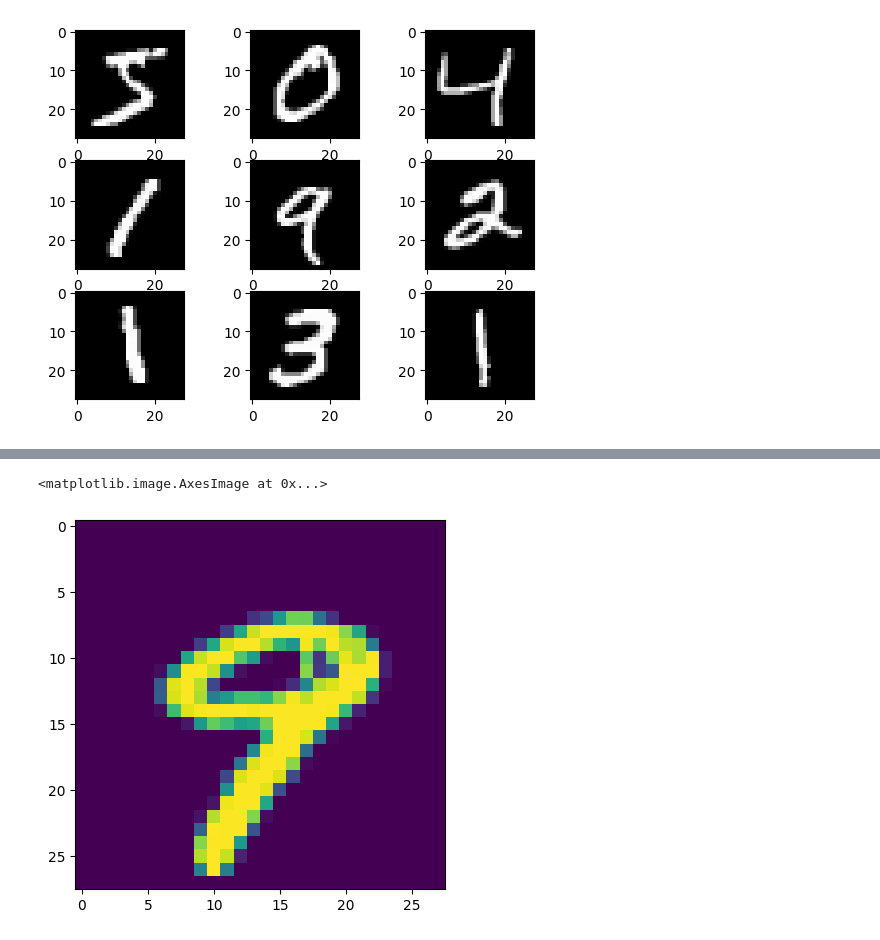
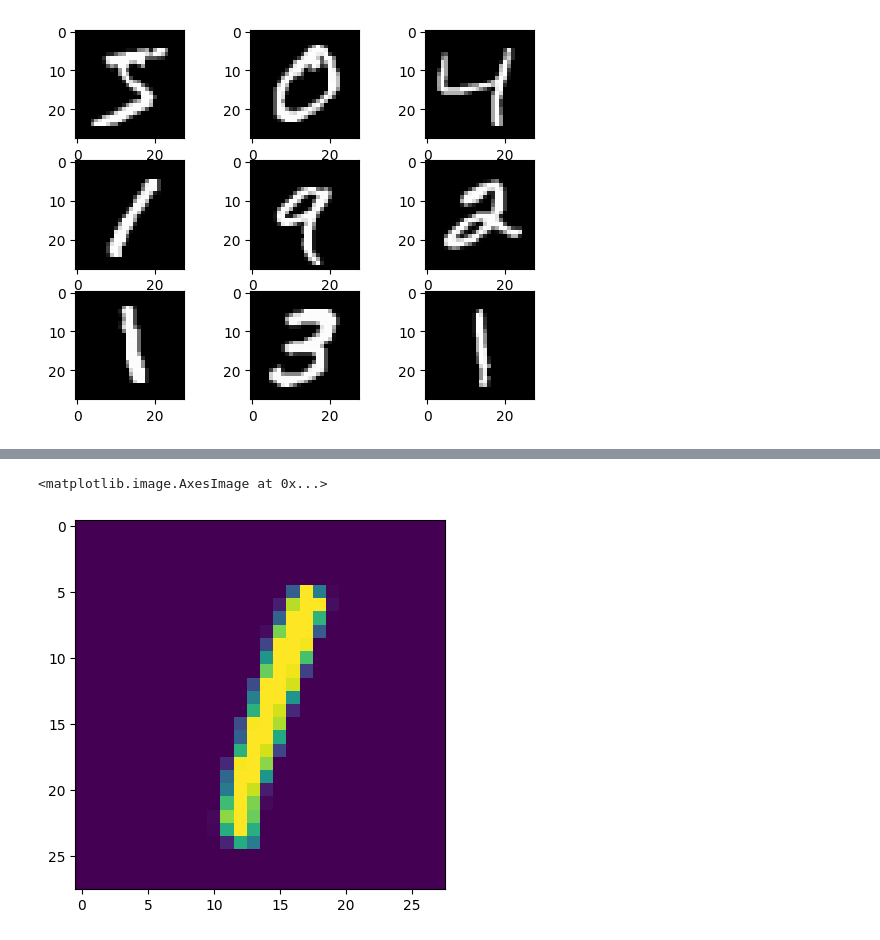
Before and after one commit to MatheusMarquesEiras/visao, a Jupyter notebook: main.ipynb, the cells around one changed output, grey strips where cells are left out. Drawn from its saved outputs; the diff is of its cells as text; code cells hidden in the pictures.

```diff
--- a/main.ipynb
+++ b/main.ipynb
@@ -229,5 +215,5 @@ plt.imshow(test_X[9])
 <matplotlib.image.AxesImage at 0x...>
 [figure]
 # %%
-model2.fit(x=train_X, y=train_y, epochs=25, validation_split=0.2)
+model2.fit(x=train_X, y=train_y, epochs=10, validation_split=0.2)
 # %% [output]
@@ -257,4 +246,4 @@ model2.evaluate(x=test_X,y=test_y)
 # %%
-print(np.argmax(model2.predict(np.array([test_X[9]]))))
-plt.imshow(test_X[9])
+print(np.argmax(model2.predict(np.array([test_X[5]]))))
+plt.imshow(test_X[5])
 # %% [output]
@@ -263,2 +252,2 @@ plt.imshow(test_X[9])
 <matplotlib.image.AxesImage at 0x...>
-[figure, old version]
+[figure, new version]
```
Also changed, not shown: parts of 20 cells of this notebook.
